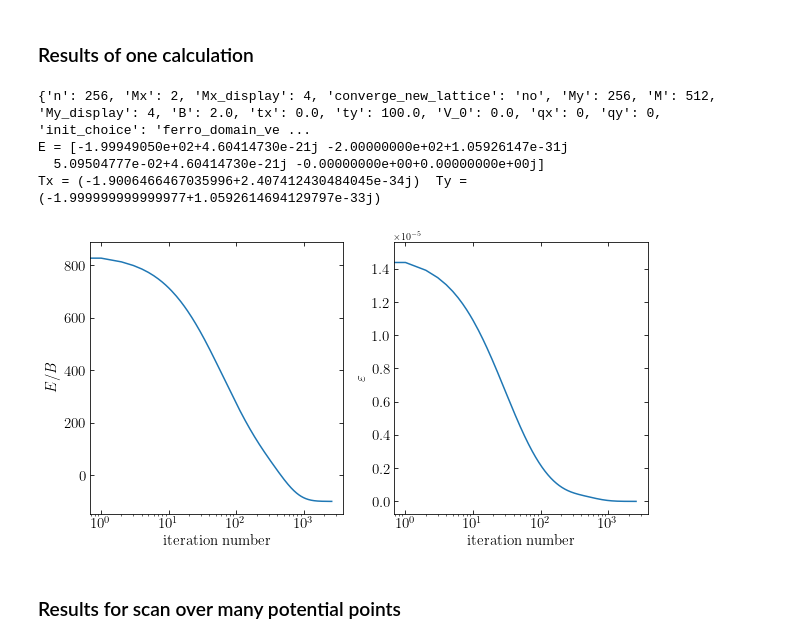
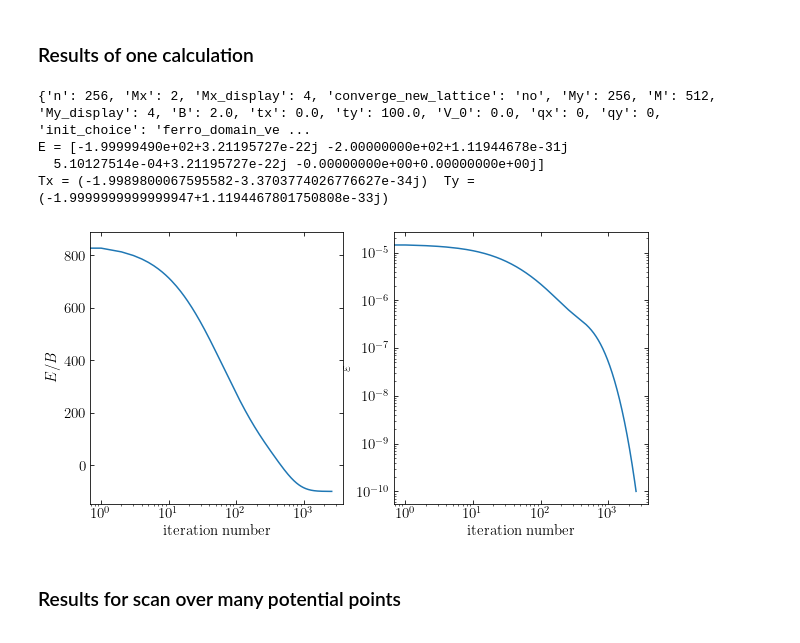
Before and after one commit to Progklui/rotor_lattice_models, a Jupyter notebook: calculation_check.ipynb, the cells around one changed output. Drawn from its saved outputs; the diff is of its cells as text; code cells hidden in the pictures.

```diff
--- a/calculation_check.ipynb
+++ b/calculation_check.ipynb
@@ -207,38 +208,38 @@ A = 6
 plt.rc('figure', figsize=[46.82 * .5**(.5 * A), 33.11 * .5**(.5 * A)])
 plt.rc('text', usetex=True)
 plt.rc('font', family='serif')
 font_size = 15
 
 fig, axs = plt.subplots(1,2, figsize=(10,5))
 
 axs[0].plot(e_evo/B)
 axs[1].plot(epsilon_evo)
 
 axs[0].set_xscale('log')
 
 axs[1].set_xscale('log')
-#axs[1].set_yscale('log')
+axs[1].set_yscale('log')
 
 axs[0].set_xlabel(r'iteration number', fontsize=font_size)
 axs[0].set_ylabel(r'$E/B$', fontsize=font_size)
 
 axs[1].set_xlabel(r'iteration number', fontsize=font_size)
 axs[1].set_ylabel(r'$\varepsilon$', fontsize=font_size)
 
 axs[0].tick_params(axis='x', direction='in', length=4, top=True, labelsize=font_size)
 axs[0].tick_params(axis='y', direction='in', length=4, right=True, labelsize=font_size)
 
 axs[1].tick_params(axis='x', direction='in', length=4, top=True, labelsize=font_size)
 axs[1].tick_params(axis='y', direction='in', length=4, right=True, labelsize=font_size)
 
 axs[0].tick_params(which='minor', axis='y', direction='in', right=True)
 axs[1].tick_params(which='minor', axis='y', direction='in', right=True)
 # %% [output]
 {'n': 256, 'Mx': 2, 'Mx_display': 4, 'converge_new_lattice': 'no', 'My': 256, 'M': 512, 'My_display': 4, 'B': 2.0, 'tx': 0.0, 'ty': 100.0, 'V_0': 0.0, 'qx': 0, 'qy': 0, 'init_choice': 'ferro_domain_ve ...
-E = [-1.99949050e+02+4.60414730e-21j -2.00000000e+02+1.05926147e-31j
-  5.09504777e-02+4.60414730e-21j -0.00000000e+00+0.00000000e+00j]
-Tx = (-1.9006466467035996+2.407412430484045e-34j)  Ty = (-1.999999999999977+1.0592614694129797e-33j)
+E = [-1.99999490e+02+3.21195727e-22j -2.00000000e+02+1.11944678e-31j
+  5.10127514e-04+3.21195727e-22j -0.00000000e+00+0.00000000e+00j]
+Tx = (-1.9989800067595582-3.3703774026776627e-34j)  Ty = (-1.9999999999999947+1.1194467801750808e-33j)
-[figure, old version]
+[figure, new version]
 # %% [markdown]
 ### Results for scan over many potential points
 # %%
```
Also changed, not shown: parts of 5 cells of this notebook, 2 other files.
